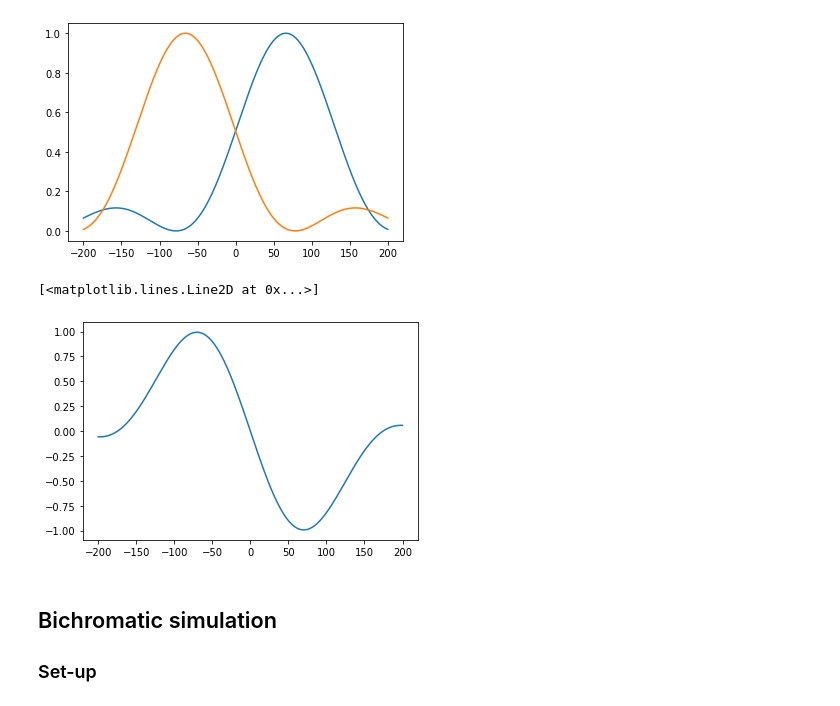
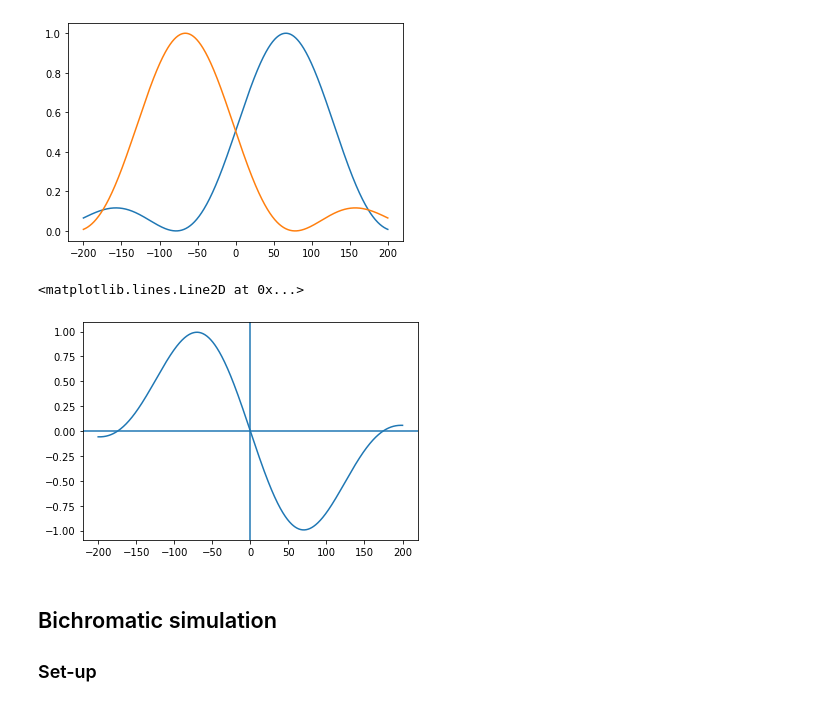
Before and after one commit to speug/srservosim, a Jupyter notebook: notebooks/bichromatic.ipynb, the cells around one changed output. Drawn from its saved outputs; the diff is of its cells as text; code cells hidden in the pictures.

```diff
--- a/notebooks/bichromatic.ipynb
+++ b/notebooks/bichromatic.ipynb
@@ -47,0 +94,36 @@ plt.ylim([-0.02, 0.65])
+# %%
+zeeman_coeff = 5.6 # Hz/nT
+linear_zeeman = lambda B: zeeman_coeff*B
+deltas = np.linspace(-1000, 1000, 1000)
+e_range = 50
+centers = np.linspace(-e_range, e_range, 100)
+center = 0.
+B = 100.
+z_s = linear_zeeman(B)
+seps = np.linspace(z_s-e_range, z_s+e_range, 100)
+tau_pi = 6e-3
+peak_p = lineshape(deltas, tau_pi, False, center=z_s)
+HWHM = FWHM(peak_p, deltas)/2.
+centers, seps = np.meshgrid(centers, seps)
+p_pR = lineshape(centers-seps+HWHM, tau_pi, False, center=center-linear_zeeman(B))
+p_mR = lineshape(centers-seps-HWHM, tau_pi, False, center=center-linear_zeeman(B))
+p_pB = lineshape(centers+seps+HWHM, tau_pi, False, center=center+linear_zeeman(B))
+p_mB = lineshape(centers+seps-HWHM, tau_pi, False, center=center+linear_zeeman(B))
+p_sep1 = p_pB + p_mR
+p_sep2 = p_mB + p_pR
+discriminant_B = p_sep1 - p_sep2
+pfb_1 = p_mR+p_pR
+pfb_2 = p_mB+p_pB
+discriminant_LC = (pfb_2 - pfb_1)
+fig = plt.figure(figsize=(10,10))
+ax = fig.gca(projection='3d')
+ax.plot_surface(centers, seps-z_s, discriminant_LC, cmap='coolwarm')
+ax.set_xlabel(r'Error in LC servo / Hz')
+ax.set_ylabel(r'Error in B servo / Hz')
+ax.set_zlabel(r'Discriminant value')
+# draw HWHM circle
+theta = np.linspace(0, 2*np.pi)
+x = HWHM*np.cos(theta)
+y = HWHM*np.sin(theta)
+#ax.plot(x,y)
+ax.view_init(45, 55)
@@ -49,6 +193,7 @@ plt.ylim([-0.02, 0.65])
 ### Zeeman peak separation discriminant function
 # %%
 seps = np.linspace(0, 1000, 1000)
+tau_pi = 6e-3
 z_s = linear_zeeman(B)
 HWHM = FWHM(lineshape(deltas, tau_pi, center=linear_zeeman(B)), deltas)/2.
 pfb_pB = lineshape(HWHM+seps, tau_pi, center=z_s)
@@ -91,9 +236,11 @@ plt.plot(delta,pfb_2)
 [figure]
 # %%
 plt.plot(delta,pfb_2 - pfb_1)
+plt.axvline(0.)
+plt.axhline(0.)
 # %% [output]
-[<matplotlib.lines.Line2D at 0x...>]
+<matplotlib.lines.Line2D at 0x...>
-[figure, old version]
+[figure, new version]
 # %% [markdown]
 ## Bichromatic simulation
 ### Set-up
```
Also changed, not shown: parts of 14 cells of this notebook, 4 other files.
